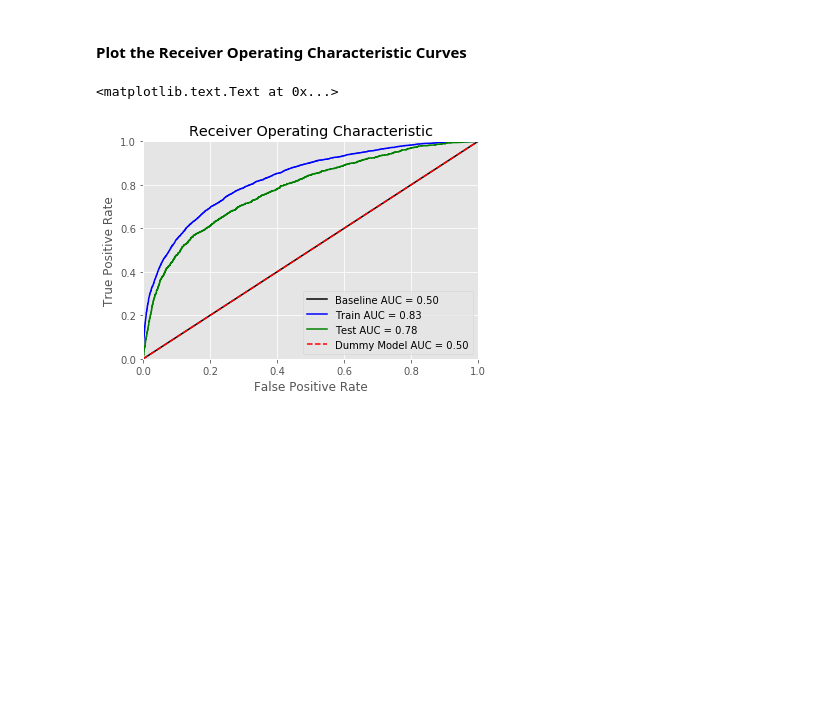
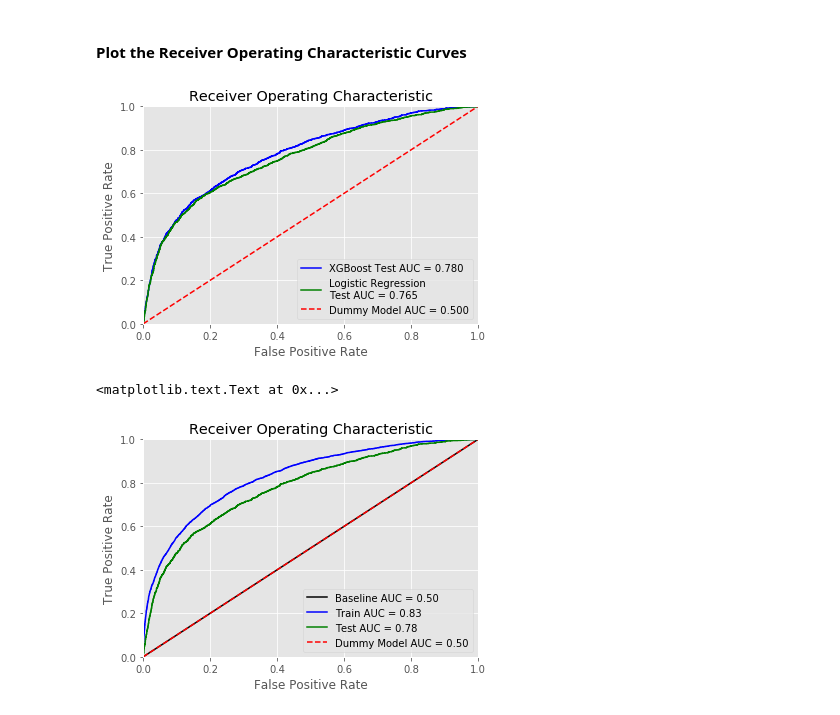
Before and after one commit to zkneupper/Default-Prediction-Capstone, a Jupyter notebook: notebooks/ML-GridSearchCV-Pipeline.ipynb, the cells around one changed output. Drawn from its saved outputs; the diff is of its cells as text; code cells hidden in the pictures; blank space fills up the shorter version.

```diff
--- a/notebooks/ML-GridSearchCV-Pipeline.ipynb
+++ b/notebooks/ML-GridSearchCV-Pipeline.ipynb
@@ -92,8 +101,12 @@ X = df.drop('y', axis=1).values
 y = df['y'].values
 
 # Train test split
+#X_train, X_test, y_train, y_test = \
+#    train_test_split(X, y, test_size=0.25, random_state=42)
+
+# Train test split
 X_train, X_test, y_train, y_test = \
-    train_test_split(X, y, test_size=0.25, random_state=42)
+    train_test_split(X, y, test_size=0.5, random_state=42)
 # %%
 # Define a function`namestr` to access the name of a variable
 def namestr(obj, namespace):
@@ -279,7 +292,8 @@ class NonBinary_MinMaxScaler(BaseEstimator, TransformerMixin):
 #### Define the pipeline
 # %%
 # Set a high threshold for removing near-zero variance features
-thresh_prob = 0.999
+#thresh_prob = 0.999
+thresh_prob = 0.99
 threshold = (thresh_prob * (1 - thresh_prob))
 
 # Create pipeline
@@ -379,3 +456,10 @@ clf = joblib.load(best_pipeline_path)
+# %%
+best_logreg_pipeline_file_name = 'best_logreg_pipeline_pickle.pkl'
+
+best_logreg_pipeline_path = os.path.join(models_folder,
+                                         best_logreg_pipeline_file_name)
+# %%
+logreg_clf = joblib.load(best_logreg_pipeline_path)
 # %% [markdown]
 #### Check AUC scores
 # %%
@@ -441,5 +547,47 @@ Dummy Train AUC:
 # %% [markdown]
 #### Plot the Receiver Operating Characteristic Curves
+# %%
+probs = clf.predict_proba(X_test)
+preds = probs[:,1]
+fpr, tpr, threshold = roc_curve(y_test, preds)
+#roc_auc = auc(fpr, tpr)
+roc_auc = roc_auc_score(y_test, preds)
+plt.plot(fpr, tpr, 'b', label = 'XGBoost Test AUC = %0.3f' % roc_auc)
+
+probs = logreg_clf.predict_proba(X_test)
+preds = probs[:,1]
+fpr, tpr, threshold = roc_curve(y_test, preds)
+#roc_auc = auc(fpr, tpr)
+roc_auc = roc_auc_score(y_test, preds)
+plt.plot(fpr, tpr, 'g', label = 'Logistic Regression\nTest AUC = %0.3f' % roc_auc)
+
+#plt.plot([0, 1], [0, 1],'k',  label = 'Baseline AUC = 0.500' )
+
+probs = dummy_clf.predict_proba(X_test)
+preds = probs[:,1]
+fpr, tpr, threshold = roc_curve(y_test, preds)
+#roc_auc = auc(fpr, tpr)
+roc_auc = roc_auc_score(y_test, preds)
+plt.plot(fpr, tpr, 'r--', label = 'Dummy Model AUC = %0.3f' % roc_auc)
+
+plt.title('Receiver Operating Characteristic')
+plt.legend(loc = 'lower right')
+plt.xlim([0, 1])
+plt.ylim([0, 1])
+plt.ylabel('True Positive Rate')
+plt.xlabel('False Positive Rate')
+
+# figure file_name
+fig_file_name = 'roc_curve'
+
+# figure file_path
+fig_path = os.path.join(figures_dir,
+                        fig_file_name)
+
+# Save the figure
+plt.savefig(fig_path, dpi = 300)
+# %% [output]
+[figure, added]
 # %%
 plt.plot([0, 1], [0, 1],'k',  label = 'Baseline AUC = 0.50' )
 
```
Also changed, not shown: parts of 34 cells of this notebook, 11 other files.
